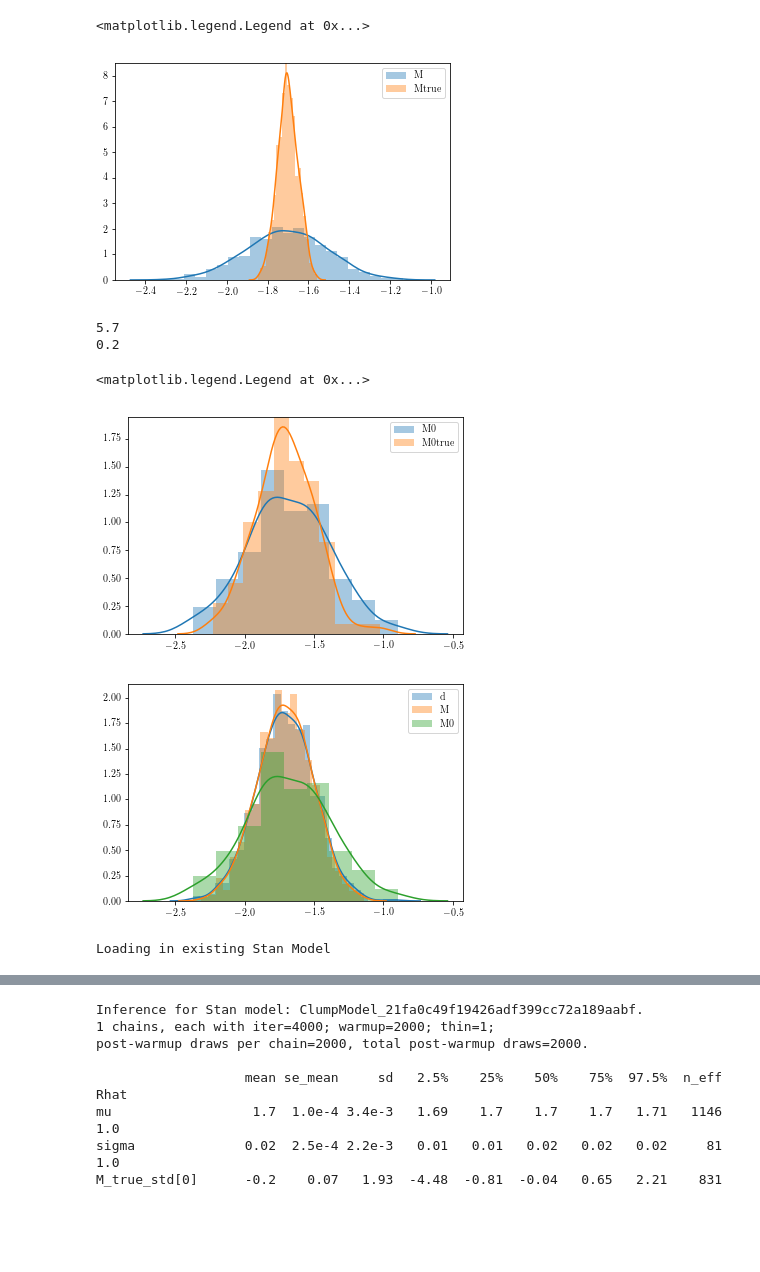
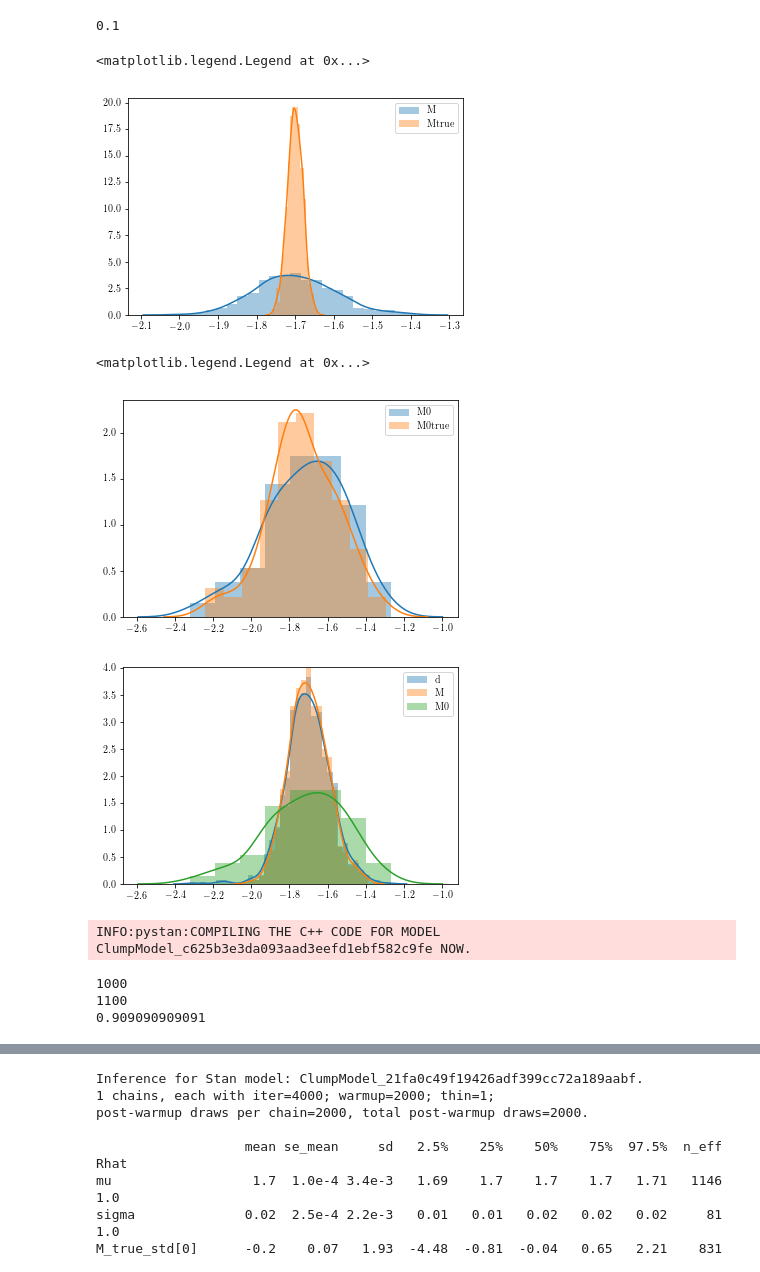
Before and after one commit to ojhall94/GAIA, a Jupyter notebook: hbmm_synth.ipynb, the cells around one changed output, grey strips where cells are left out. Cells and saved outputs as stored; diff of their text form; code cells hidden in the pictures; blank space fills up the shorter version.

Commit message:
Provided evidence with synthetic models that keeping the true observed value as latent variable provides unbiased results.

```diff
--- a/hbmm_synth.ipynb
+++ b/hbmm_synth.ipynb
@@ -8,34 +8,30 @@ def normal(x, mu, sigma):
     return (1/np.sqrt(2*np.pi*sigma**2)) * np.exp(-(x - mu)**2/(2*sigma**2))
 # %%
 npts = 1000
-sigma = 0.05
+sigma = 0.02
 mean = -1.7
 M_true = np.random.randn(npts) * sigma + mean
-unc = 0.2
+unc = 0.1
 M = M_true + np.random.randn(npts) * unc
 sns.distplot(M, label='M')
 sns.distplot(M_true, label='Mtrue')
 plt.legend()
 # %% [output]
-<matplotlib.legend.Legend at 0x...>
+0.1
+<matplotlib.legend.Legend at 0x...>
-[figure, old version]
+[figure, new version]
 # %%
 npts = 100
 sigma0 = 0.2
-tsigma0 = 0.2/sigma - mean
-print(tsigma0)
-print(sigma0)
 mean0=-1.7
 M_true0 = np.random.randn(npts) * sigma0 + mean0
 M0 = M_true0 + np.random.randn(npts) * unc
 sns.distplot(M0, label='M0')
 sns.distplot(M_true0, label='M0true')
 plt.legend()
 # %% [output]
-5.7
-0.2
+<matplotlib.legend.Legend at 0x...>
-<matplotlib.legend.Legend at 0x...>
-[figure, old version]
+[figure, new version]
 # %%
 sns.distplot(np.append(M, M0),label='d')
 sns.distplot(M, label='M')
@@ -43,40 +39,35 @@ sns.distplot(M0,label='M0')
 plt.legend()
 plt.show()
 # %% [output]
-[figure, old version]
+[figure, new version]
 # %%
-local = False
+local = True
 if local:
     clump_model = '''
     data {
         int<lower=0> N;
         real M[N];
-        real<lower = 0> tau;
+        real<lower = 0> M_err[N];
     }
     parameters {
         real mu;
-        real mu0;
+        real muo;
         real<lower =0.001> sigma;
-        real M_true_std[N];
-        real<lower = 0> std;
+        real<lower = 0> sigo;
         real<lower = 0, upper = 1> Q;
-    }
-    transformed parameters {
-        real M_true[N]; // Transform from N(0,1) back to M
-        for (i in 1:N)
-            M_true[i] = mu + sigma * M_true_std[i];
+        real M_true[N];
     }
     model {
-        M ~ normal(M_true, tau); // Measurement uncertainty
-        std ~ normal(10.0, 1.0);
-        mu ~ normal(1.7,.1);
-        mu0 ~ normal(0., .1);
-        Q ~ normal(.9,.01);
+        M ~ normal(M_true, M_err); // Measurement uncertainty
+        mu ~ normal(-1.7,.1);
         sigma ~ normal(0.02,0.01);
+        muo ~ normal(-1.7, .1);
+        sigo ~ normal(0.2, 0.1);
+        Q ~ normal(.9,.1);
         for (n in 1:N){
             target += log_mix(Q,
-                        normal_lpdf(M_true_std[n]|0, 1),
-                        normal_lpdf(M_true_std[n]|mu0, 1+std));
+                        normal_lpdf(M_true[n]|mu, sigma),
+                        normal_lpdf(M_true[n]|muo, sigo));
         }
     }
 
@@ -87,5 +78,15 @@ else:
     print('Loading in existing Stan Model')
     sm = pickle.load(open('asterostan.pkl', 'rb'))
 # %% [output]
-Loading in existing Stan Model
+INFO:pystan:COMPILING THE C++ CODE FOR MODEL ClumpModel_c625b3e3da093aad3eefd1ebf582c9fe NOW.
+# %%
+d = np.append(M, M0)
+print(len(M))
+print(len(d))
+pQ = float(len(M))/float(len(d))
+print(pQ)
+# %% [output]
+1000
+1100
+0.909090909091
 # %%
```
Also changed, not shown: parts of 7 cells of this notebook.
